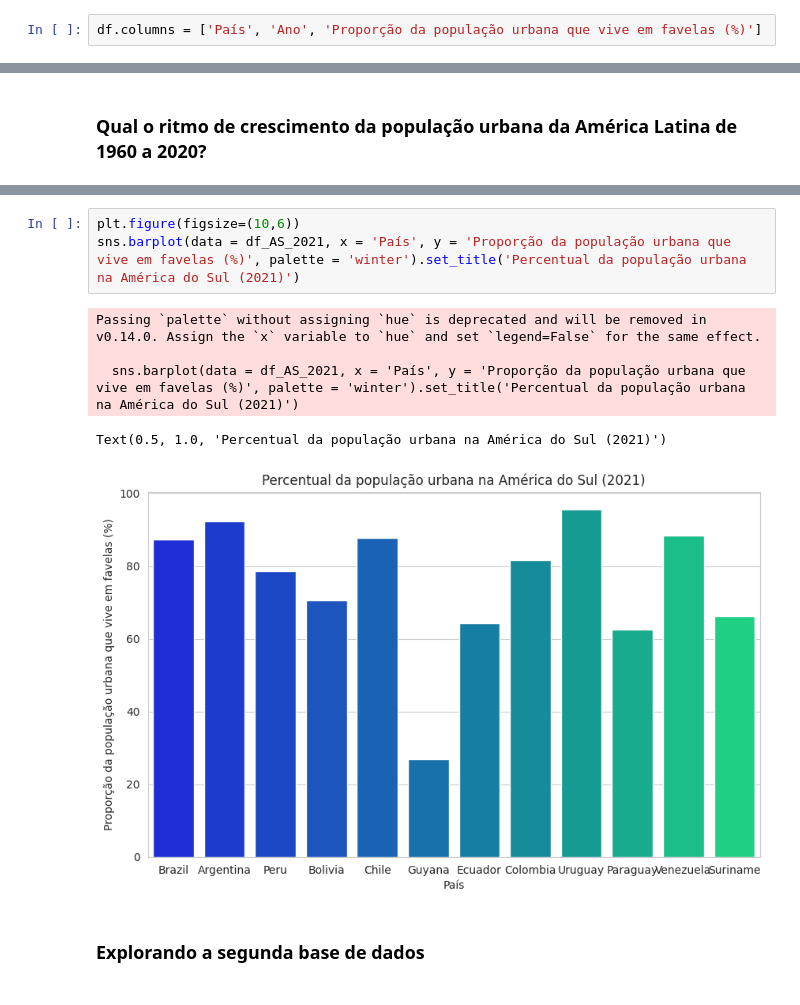
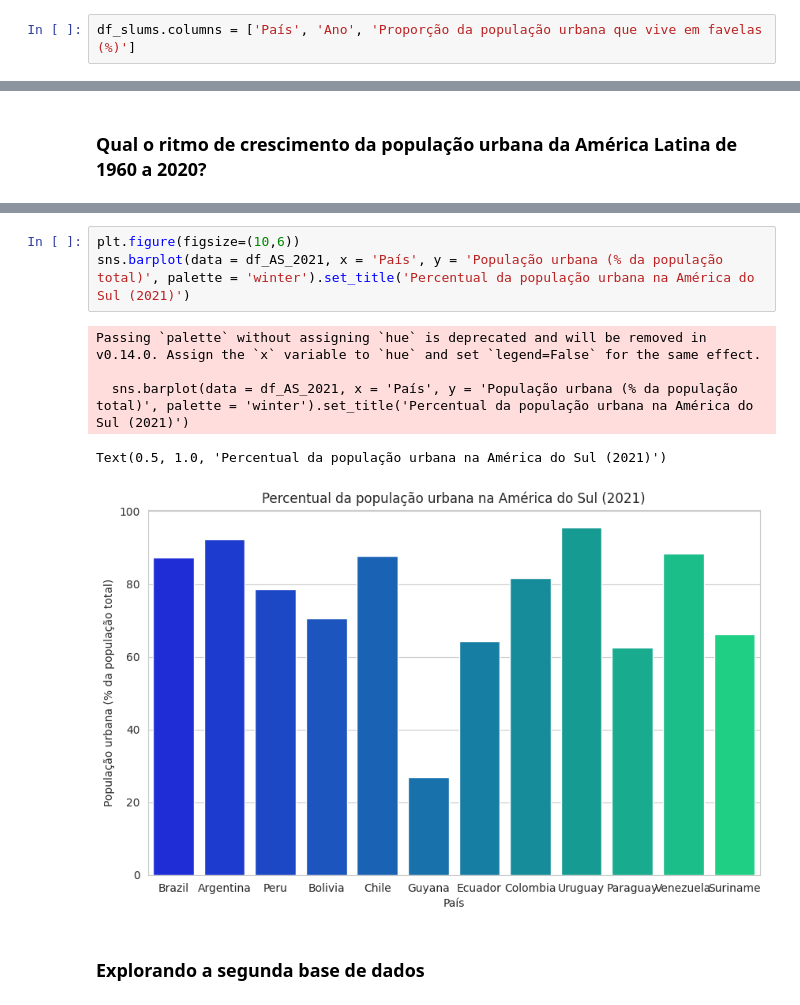
Before and after one commit to jessicacristinams/urbanizacao, a Jupyter notebook: urbanizacao arquivos/urbanizacao.ipynb, the cells around one changed output, grey strips where cells are left out. Saved outputs shown, nothing was run; the diff lists cells and outputs as text.

```diff
--- a/urbanizacao arquivos/urbanizacao.ipynb
+++ b/urbanizacao arquivos/urbanizacao.ipynb
@@ -104,7 +104,7 @@ Index(['Entity', 'Year',
        '11.1.1 - Proportion of urban population living in slums (%) - EN_LND_SLUM'],
       dtype='object')
 # %%
-df.columns = ['País', 'Ano', 'Proporção da população urbana que vive em favelas (%)']
+df_slums.columns = ['País', 'Ano', 'Proporção da população urbana que vive em favelas (%)']
 # %%
 df_slums
 # %% [output]
@@ -307,13 +305,13 @@ df_AS_2021
 | 12337 | Suriname | 2021 | 66.219 |
 # %%
 plt.figure(figsize=(10,6))
-sns.barplot(data = df_AS_2021, x = 'País', y = 'Proporção da população urbana que vive em favelas (%)', palette = 'winter').set_title('Percentual da população urbana na América do Sul (2021)')
+sns.barplot(data = df_AS_2021, x = 'País', y = 'População urbana (% da população total)', palette = 'winter').set_title('Percentual da população urbana na América do Sul (2021)')
 # %% [output]
 Passing `palette` without assigning `hue` is deprecated and will be removed in v0.14.0. Assign the `x` variable to `hue` and set `legend=False` for the same effect.
 
-  sns.barplot(data = df_AS_2021, x = 'País', y = 'Proporção da população urbana que vive em favelas (%)', palette = 'winter').set_title('Percentual da população urbana na América do Sul (2021)')
+  sns.barplot(data = df_AS_2021, x = 'País', y = 'População urbana (% da população total)', palette = 'winter').set_title('Percentual da população urbana na América do Sul (2021)')
 Text(0.5, 1.0, 'Percentual da população urbana na América do Sul (2021)')
-[figure, old version]
+[figure, new version]
 # %% [markdown]
 ### Explorando a segunda base de dados
 # %% [markdown]
```
Also changed, not shown: parts of 9 cells of this notebook, 2 other files.
